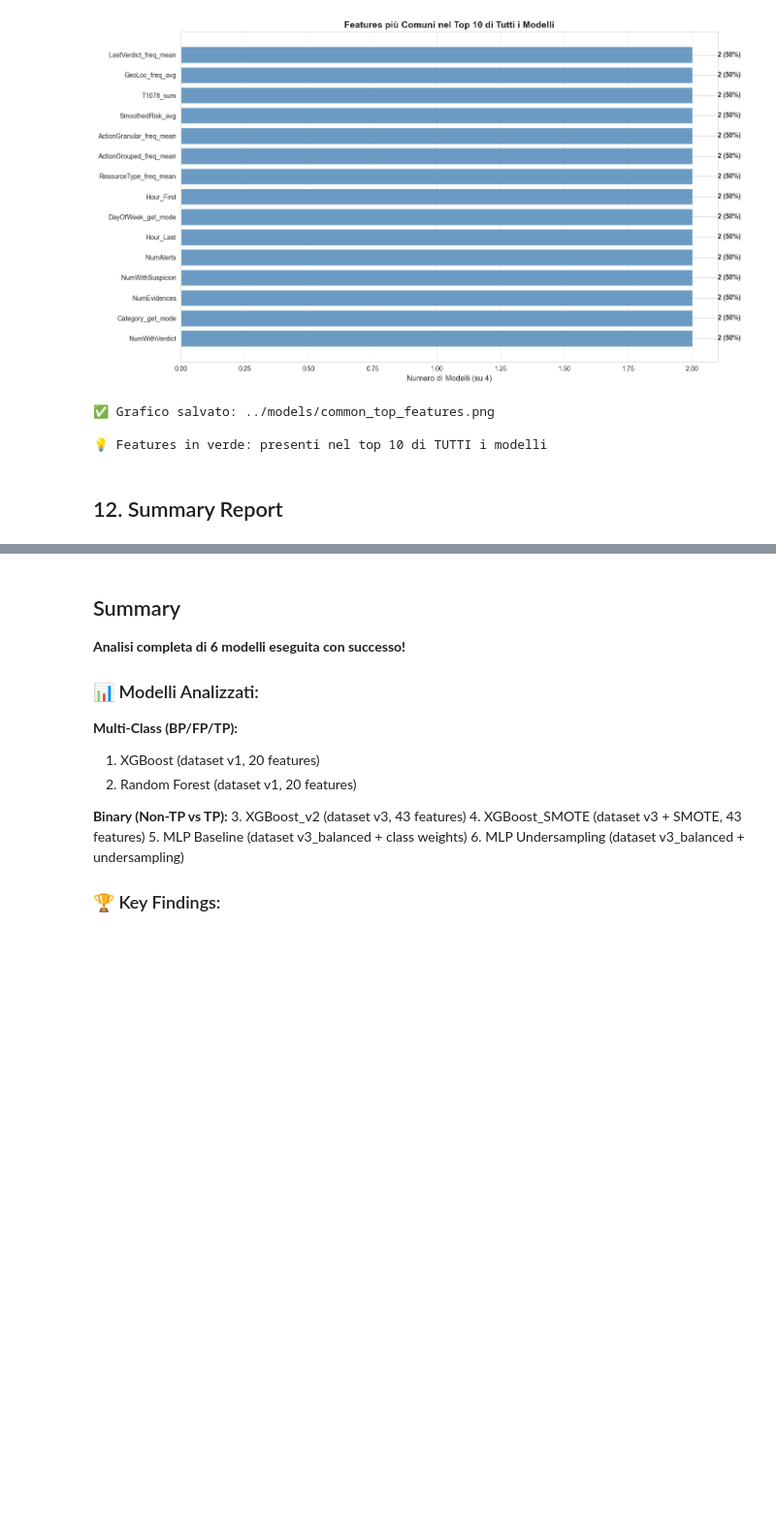
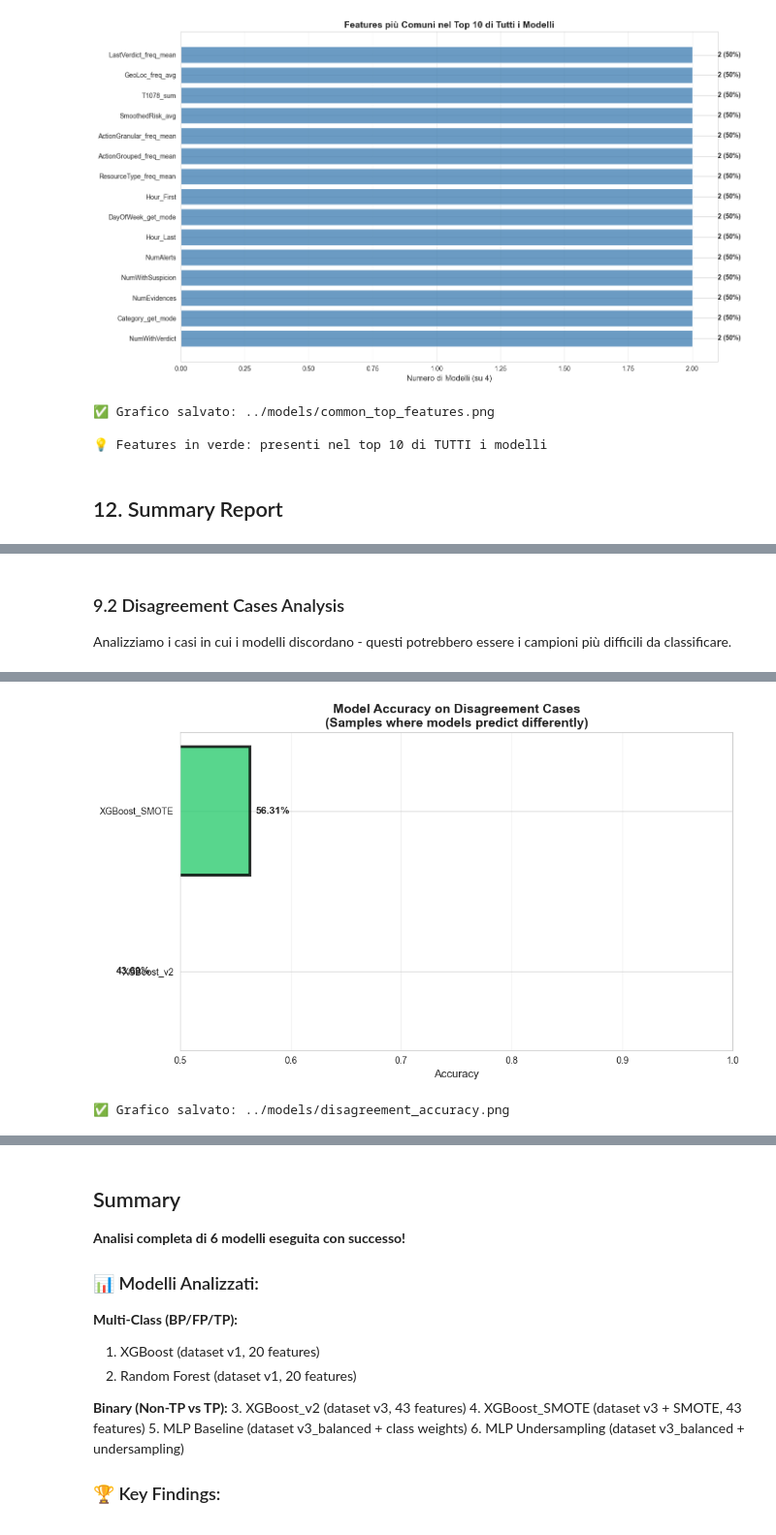
Before and after one commit to DataScience-Golddiggers/Dora-the-Data-Explorer, a Jupyter notebook: notebook/Test_12 - ModelComparison.ipynb, the cells around one changed output, grey strips where cells are left out. Shown at 97% size. Cells and saved outputs as stored; diff of their text form; code cells hidden in the pictures; blank space fills up the shorter version.

```diff
--- a/notebook/Test_12 - ModelComparison.ipynb
+++ b/notebook/Test_12 - ModelComparison.ipynb
@@ -623,0 +961,67 @@ ActionGranular_freq_mean      2        50.0
+# %% [markdown]
+### 9.2 Disagreement Cases Analysis
+
+Analizziamo i casi in cui i modelli discordano - questi potrebbero essere i campioni più difficili da classificare.
+# %%
+# Identifica campioni dove i modelli discordano
+disagreement_mask = ~all_agree
+
+print("=" * 80)
+print("DISAGREEMENT CASES - TOP 10 EXAMPLES")
+print("=" * 80)
+
+# Mostra alcuni esempi di disaccordo
+disagreement_samples = predictions_df[disagreement_mask].head(10).copy()
+disagreement_samples['Agreement'] = disagreement_samples[model_cols].nunique(axis=1)
+
+print(disagreement_samples.to_string())
+print("=" * 80)
+
+# Analizza quali modelli hanno ragione più spesso nei casi di disaccordo
+print("\n" + "=" * 80)
+print("ACCURACY NEI CASI DI DISACCORDO")
+print("=" * 80)
+
+disagreement_accuracy = {}
+for model in model_cols:
+    acc = (predictions_df[disagreement_mask][model] == predictions_df[disagreement_mask]['True_Label']).mean()
+    disagreement_accuracy[model] = acc
+    print(f"{model:30s}: {acc:.2%}")
+
+print("=" * 80)
+
+# Identifica quale modello è più affidabile quando discordano
+best_model_on_disagreement = max(disagreement_accuracy, key=disagreement_accuracy.get)
+print(f"\n💡 Modello più affidabile nei casi difficili: {best_model_on_disagreement}")
+print(f"   Accuracy: {disagreement_accuracy[best_model_on_disagreement]:.2%}")
+
+# Visualizza
+fig, ax = plt.subplots(figsize=(10, 6))
+
+models = list(disagreement_accuracy.keys())
+accuracies = list(disagreement_accuracy.values())
+
+bars = ax.barh(models, accuracies, color='coral', alpha=0.8, edgecolor='black')
+
+# Evidenzia il migliore
+best_idx = accuracies.index(max(accuracies))
+bars[best_idx].set_color('#2ecc71')
+bars[best_idx].set_edgecolor('black')
+bars[best_idx].set_linewidth(3)
+
+ax.set_xlabel('Accuracy', fontsize=12)
+ax.set_title('Model Accuracy on Disagreement Cases\n(Samples where models predict differently)',
+             fontsize=14, fontweight='bold')
+ax.grid(axis='x', alpha=0.3)
+ax.set_xlim(0.5, 1.0)
+
+# Aggiungi valori
+for i, (model, acc) in enumerate(zip(models, accuracies)):
+    ax.text(acc + 0.005, i, f'{acc:.2%}', va='center', fontsize=11, fontweight='bold')
+
+plt.tight_layout()
+plt.savefig('../models/disagreement_accuracy.png', dpi=300, bbox_inches='tight')
+plt.show()
+
+print("\n✅ Grafico salvato: ../models/disagreement_accuracy.png")
+# %% [output]
@@ -624,3 +1045,5 @@ ActionGranular_freq_mean      2        50.0
+[figure, added]
+✅ Grafico salvato: ../models/disagreement_accuracy.png
 # %%
 print("=" * 100)
 print("SUMMARY REPORT - MODEL COMPARISON (TUTTI I MODELLI)")
```
Also changed, not shown: parts of 12 cells of this notebook, 10 other files.
